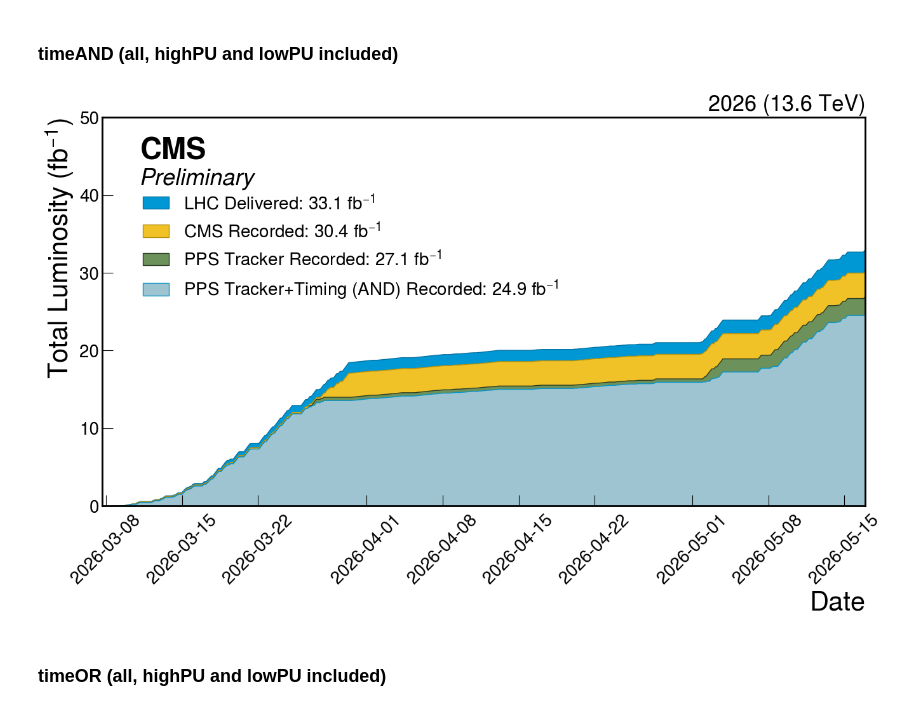
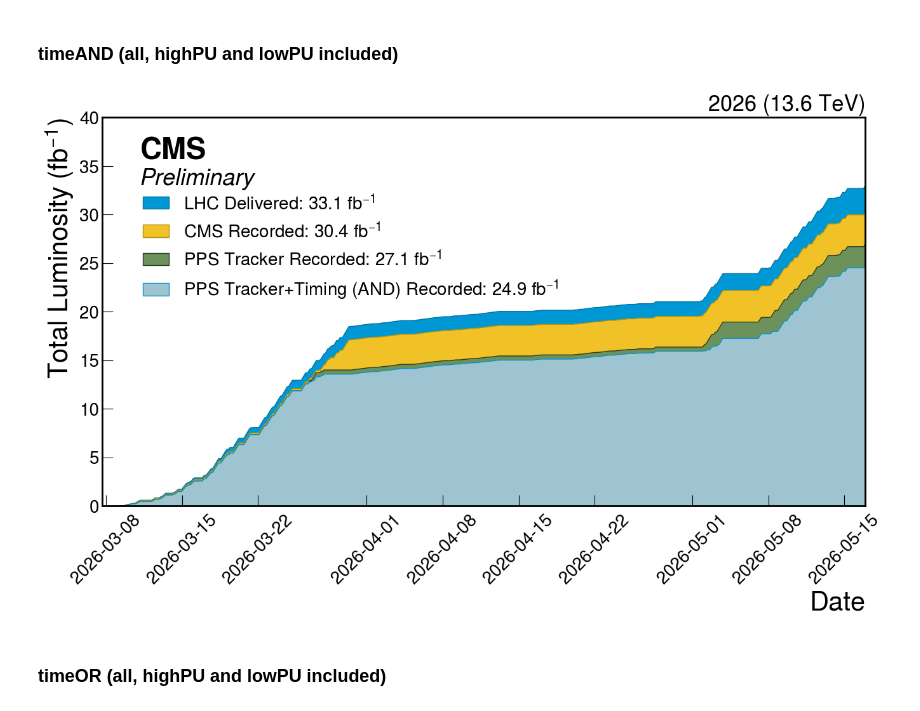
Before and after one commit to AndreaBellora/pps-dpg-lumi-plots, a Jupyter notebook: lumi_plot.ipynb, the cells around one changed output. Saved outputs shown, nothing was run; the diff lists cells and outputs as text; code cells hidden in the pictures.

```diff
--- a/lumi_plot.ipynb
+++ b/lumi_plot.ipynb
@@ -876,35 +880,35 @@ pps_tot_tracktime = pps_2026_tracktimeAND_df['integrated_rec_lumi'].iloc[-1]
 min_date = min([cms_noFilter_2026_df['date'].iloc[0],pps_2026_track_df['date'].iloc[0],pps_2026_tracktimeAND_df['date'].iloc[0]])
 max_date = max([cms_noFilter_2026_df['date'].iloc[-1],pps_2026_track_df['date'].iloc[-1],pps_2026_tracktimeAND_df['date'].iloc[-1]])
 
 # Create the XY plot with a filled area under the line
 plt.figure(figsize=(14, 9))
 plt.fill_between(cms_noFilter_2026_df['date'], cms_noFilter_2026_df['integrated_del_lumi'], color='#0098d4', alpha=1, label=f'LHC Delivered: {cms_tot_del:.1f}'+' fb$^{-1}$',linewidth=1,edgecolor='#0471a2')
 plt.fill_between(cms_noFilter_2026_df['date'], cms_noFilter_2026_df['integrated_rec_lumi'], color='#f0c227', alpha=1, label=f'CMS Recorded: {cms_tot_rec:.1f}'+' fb$^{-1}$',linewidth=1,edgecolor='#b5910e')
 plt.fill_between(pps_2026_track_df['date'], pps_2026_track_df['integrated_rec_lumi'], color='#6c915a', alpha=1, label=f'PPS Tracker Recorded: {pps_tot_track:.1f}'+' fb$^{-1}$',linewidth=1,edgecolor='#2d3d26')
 plt.fill_between(pps_2026_tracktimeAND_df['date'], pps_2026_tracktimeAND_df['integrated_rec_lumi'], color='#9dc4d0', alpha=1, label=f'PPS Tracker+Timing (AND) Recorded: {pps_tot_tracktime:.1f}'+' fb$^{-1}$',linewidth=1,edgecolor='#0995ca')
 plt.xlabel('Date',fontsize=30)
 plt.ylabel('Total Luminosity (fb$^{-1}$)',fontsize=30)
 plt.xticks(rotation=45,fontsize=20)
 plt.yticks(fontsize=20)
 plt.xlim((min_date,max_date))
-plt.ylim((0,50))
+plt.ylim((0,40))
 plt.legend(loc='upper left', fontsize=20, bbox_to_anchor=(0.03,0.85))
 
 # Remove minor ticks (which don't really make sense here)
 plt.minorticks_off()
 
 # Remove right and top axis. It's not CMS-style, I know, but they're really ugly and useless in this case
 plt.tick_params(axis='both', which='both', direction='in', top=False, right=False)
 
 # Add CMS Preliminary label
 hep.cms.label('Preliminary',loc=2, data=True, rlabel='2026 (13.6 TeV)')
 
 # Show the plot
 plt.tight_layout()
 plt.savefig('PPS_lumi_2026_timeAND.png',dpi=600)
 plt.show()
 # %% [output]
-[figure, old version]
+[figure, new version]
 # %% [markdown]
 ### timeOR (all, highPU and lowPU included)
 # %%
```
Also changed, not shown: parts of 16 cells of this notebook, 1 other file.
